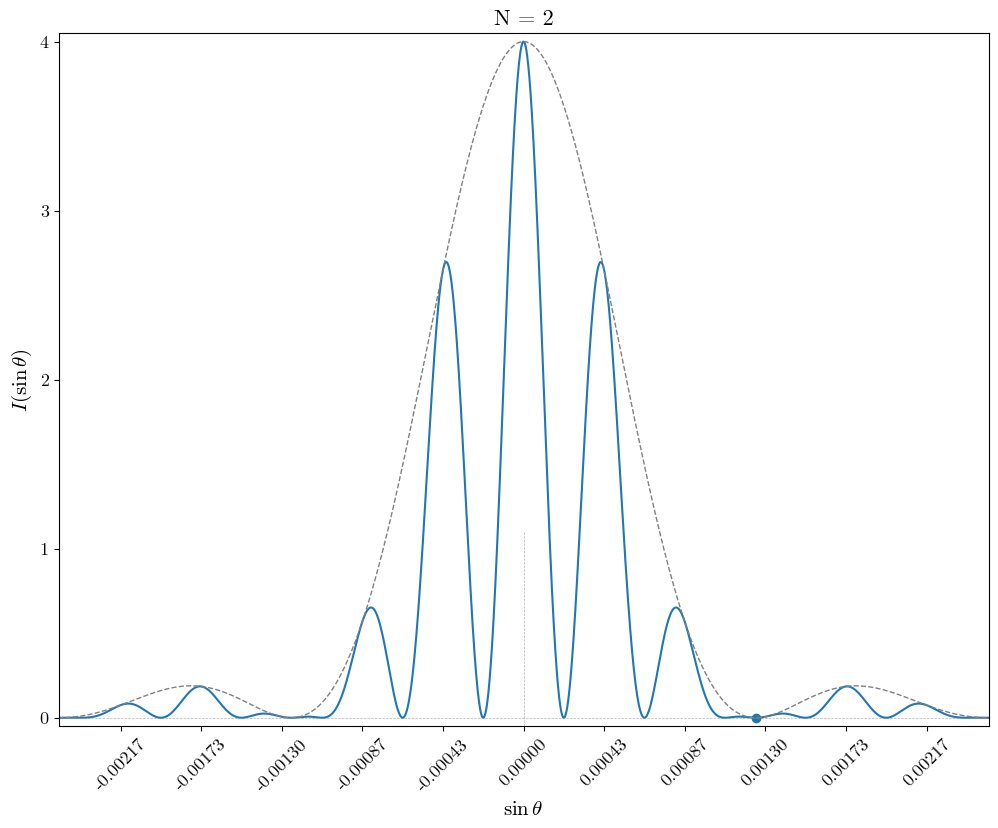
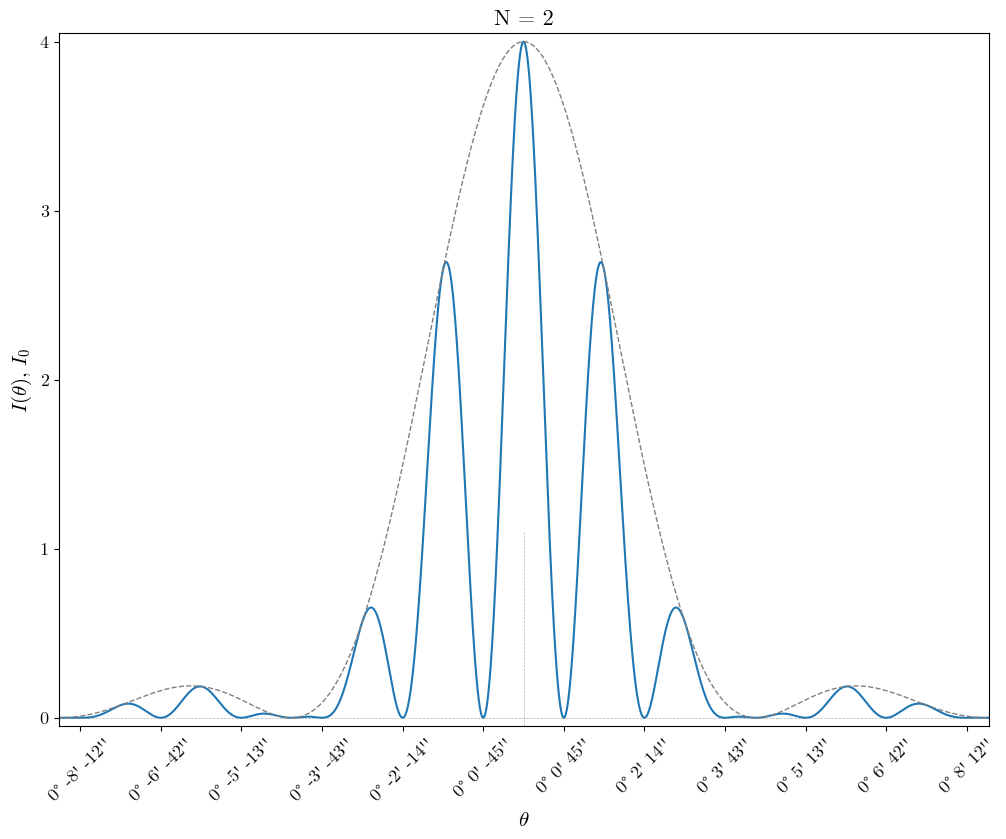
The change to this notebook cell's code, shown as a diff; its figure went from the first image to the second:
--- before
+++ after
@@ -8,10 +8,13 @@
 plt.plot([0,0], [-1, 1.1], color='gray', linestyle='--', linewidth=0.5, alpha=0.6)
 
-plt.scatter(lam / b, 0)
+# plt.scatter(lam / b, 0)
 
-plt.xticks(all_ticks, [f"{t:.5f}" for t in all_ticks], rotation=45)
-plt.xlabel(r"$\sin \theta$")
+# Метки — все уникальные позиции, сортированные
+all_ticks = sorted(set(main_mix_pos + min_pos))
+plt.xticks(all_ticks, [f"{deg_to_dms(to_deg(t))[0]}° {deg_to_dms(to_deg(t))[1]}' {deg_to_dms(to_deg(t))[2]}''" for t in all_ticks], rotation=45)
+# plt.xticks(all_ticks, [f"{180/np.pi * np.arcsin(t):.5f}" for t in all_ticks], rotation=45)
+plt.xlabel(r"$\theta$")
 plt.yticks(range(5))
-plt.ylabel(r"$I(\sin \theta)$")
+plt.ylabel(r"$I(\theta)$, $I_0$")
 
 plt.xlim(-2 * lam / b, 2 * lam / b)

Commit: Обновление графиков